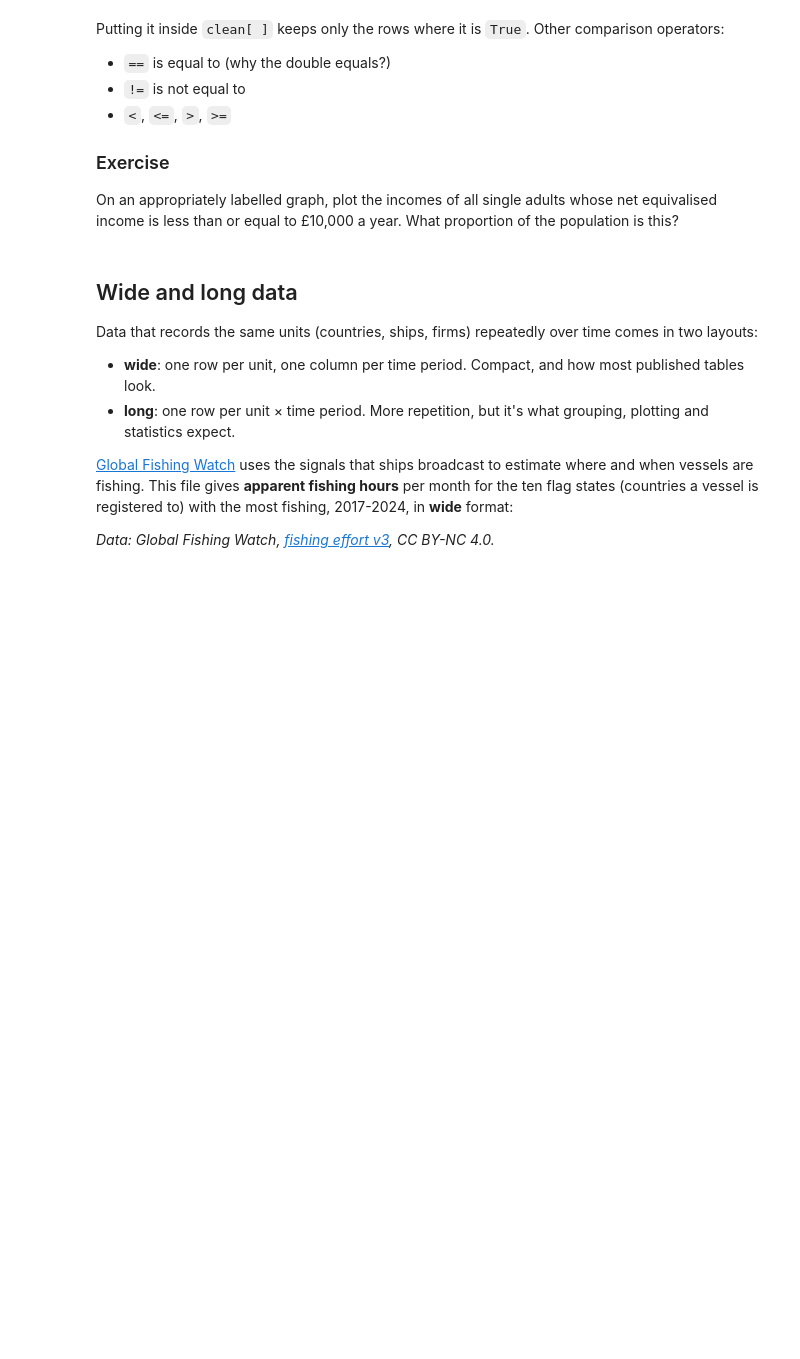
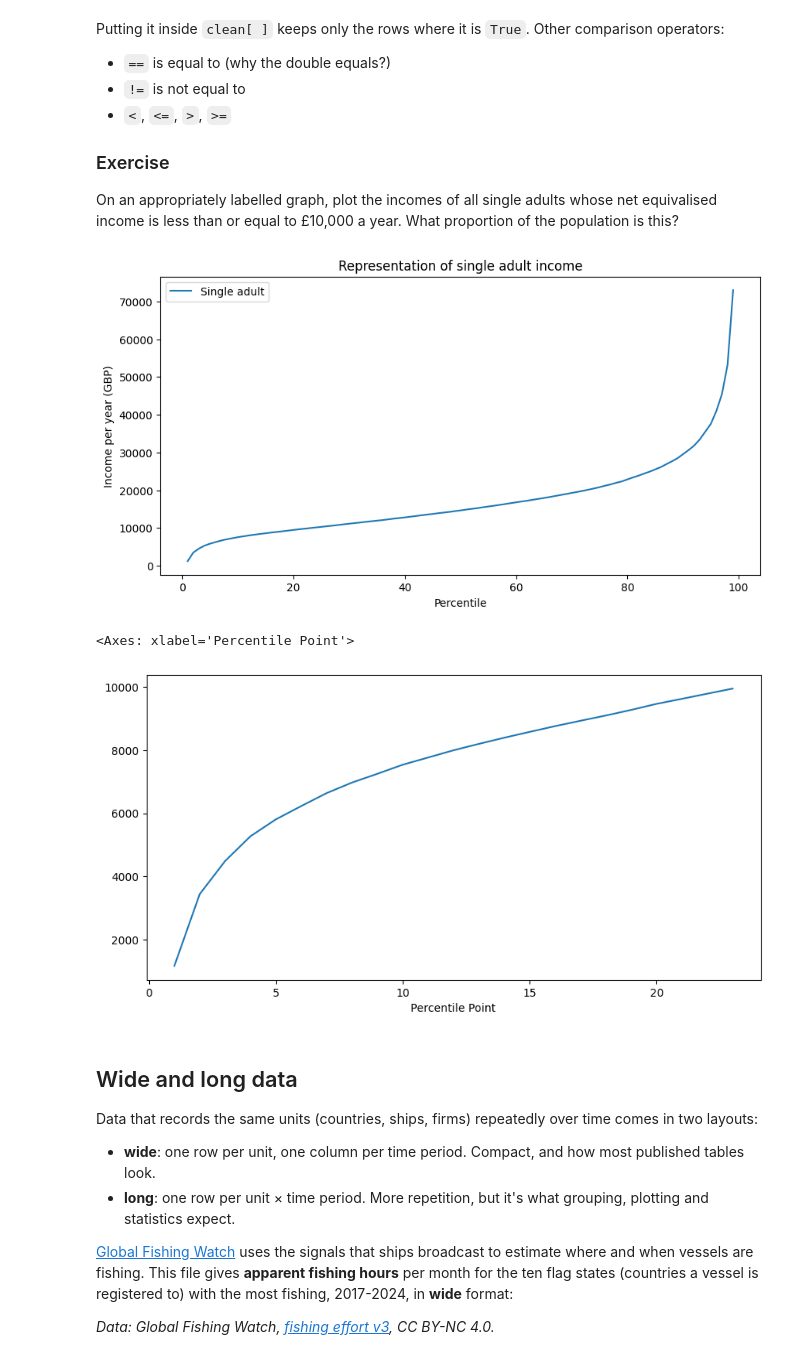
Before and after one commit to uclqimp/QM2, a Jupyter notebook: notebooks/W02. Pandas.ipynb, the cells around one changed output. Saved outputs shown, nothing was run; the diff lists cells and outputs as text; code cells hidden in the pictures; blank space fills up the shorter version.

```diff
--- a/notebooks/W02. Pandas.ipynb
+++ b/notebooks/W02. Pandas.ipynb
@@ -302,6 +315,21 @@ Putting it inside `clean[ ]` keeps only the rows where it is `True`. Other compa
 On an appropriately labelled graph, plot the incomes of all single adults whose net equivalised income is less than or equal to £10,000 a year. What proportion of the population is this?
 # %%
 # your code here
+
+clean = income[["Single adult"]]
+clean = clean.replace(",", "", regex=True).astype(float)
+clean.head()
+clean.plot()
+plt.title("Representation of single adult income")
+plt.xlabel("Percentile")
+plt.ylabel("Income per year (GBP)")
+plt.show()
+low_income_singles = clean[clean["Single adult"] <= 10000]
+low_income_singles.plot(legend=False)
+# %% [output]
+[figure, added]
+<Axes: xlabel='Percentile Point'>
+[figure, added]
 # %% [markdown]
 ## Wide and long data
 
```
Also changed, not shown: parts of 5 cells of this notebook.
